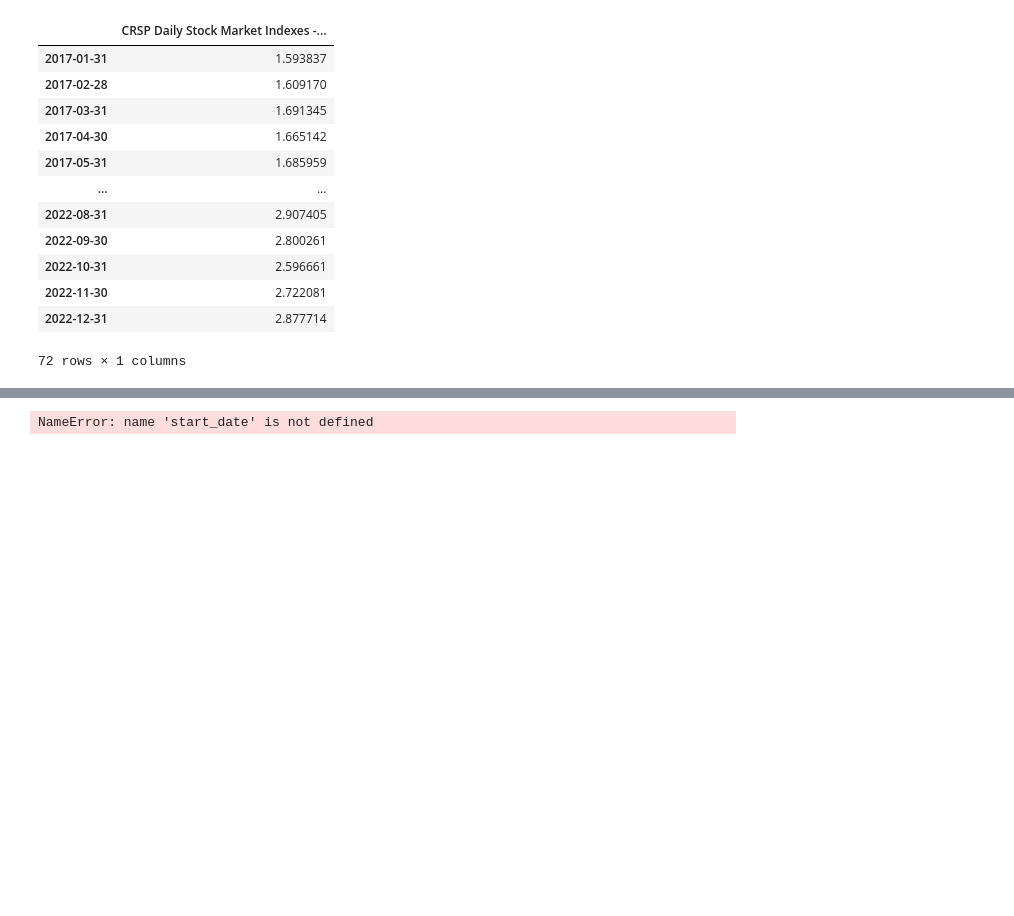
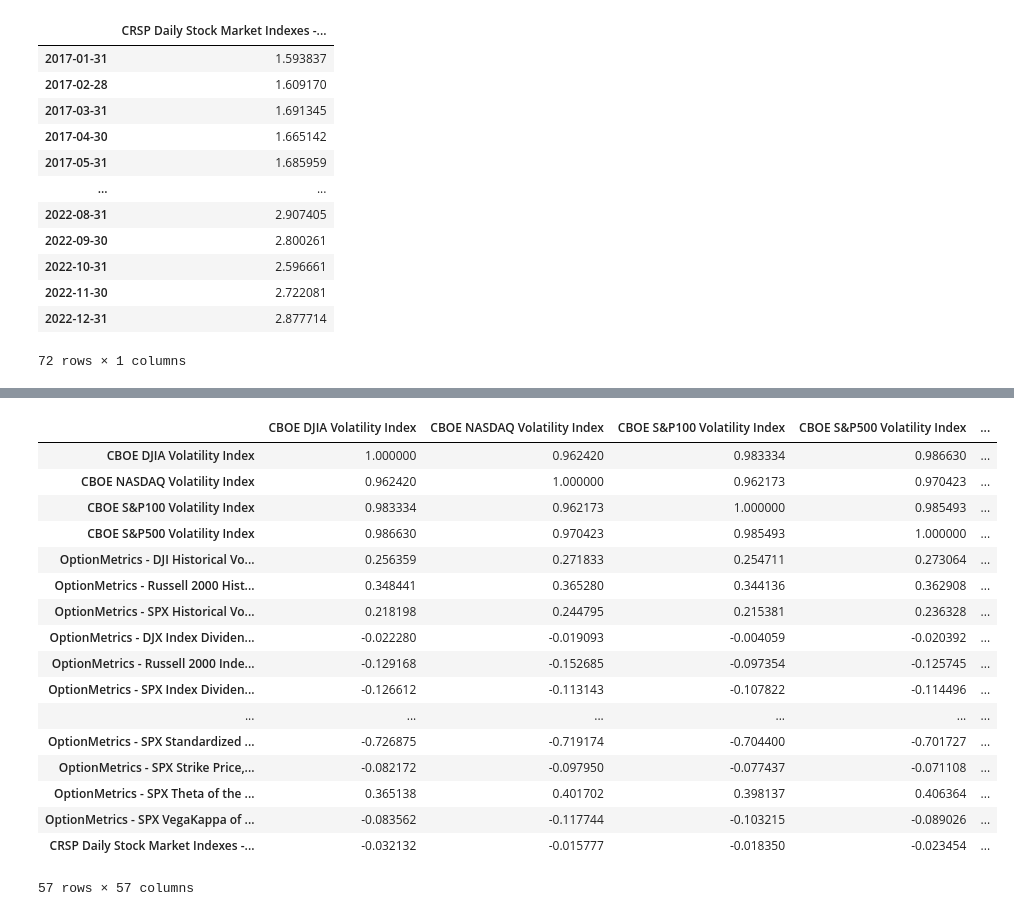
Before and after one commit to RaymondRaman/ML-project---Identify-Regime-Shift-in-Stock-Market, a Jupyter notebook: Hidden Markov model/Hidden Markov Model.ipynb, the cells around one changed output, grey strips where cells are left out. Saved outputs shown, nothing was run; the diff lists cells and outputs as text; code cells hidden in the pictures; blank space fills up the shorter version.

```diff
--- a/Hidden Markov model/Hidden Markov Model.ipynb
+++ b/Hidden Markov model/Hidden Markov Model.ipynb
@@ -310,11 +310,24 @@ plot_target_index(index_test_data)
 # %%
-# loading the target index
-word_index = index_cum_data_loading(start_date, end_date, rebal_period)
-# rename the target index
-word_index.columns = ['msci_world_cum']
-plot_target_index(word_index)
+train_market_data = train_data.join(index_train_data, how = 'right')
+test_market_data = test_data.join(index_test_data, how = 'right')
-# %% [output]
-NameError: name 'start_date' is not defined
 # %%
-market_data = data.join(word_index, how='right')
-market_data
+train_market_data.corr()
+# %% [output]
+|  | CBOE DJIA Volatility Index | CBOE NASDAQ Volatility Index | CBOE S&P100 Volatility Index | CBOE S&P500 Volatility Index | ... |
+| CBOE DJIA Volatility Index | 1.000000 | 0.962420 | 0.983334 | 0.986630 | ... |
+| CBOE NASDAQ Volatility Index | 0.962420 | 1.000000 | 0.962173 | 0.970423 | ... |
+| CBOE S&P100 Volatility Index | 0.983334 | 0.962173 | 1.000000 | 0.985493 | ... |
+| CBOE S&P500 Volatility Index | 0.986630 | 0.970423 | 0.985493 | 1.000000 | ... |
+| OptionMetrics - DJI Historical Vo... | 0.256359 | 0.271833 | 0.254711 | 0.273064 | ... |
+| OptionMetrics - Russell 2000 Hist... | 0.348441 | 0.365280 | 0.344136 | 0.362908 | ... |
+| OptionMetrics - SPX Historical Vo... | 0.218198 | 0.244795 | 0.215381 | 0.236328 | ... |
+| OptionMetrics - DJX Index Dividen... | -0.022280 | -0.019093 | -0.004059 | -0.020392 | ... |
+| OptionMetrics - Russell 2000 Inde... | -0.129168 | -0.152685 | -0.097354 | -0.125745 | ... |
+| OptionMetrics - SPX Index Dividen... | -0.126612 | -0.113143 | -0.107822 | -0.114496 | ... |
+| ... | ... | ... | ... | ... | ... |
+| OptionMetrics - SPX Standardized ... | -0.726875 | -0.719174 | -0.704400 | -0.701727 | ... |
+| OptionMetrics - SPX Strike Price,... | -0.082172 | -0.097950 | -0.077437 | -0.071108 | ... |
+| OptionMetrics - SPX Theta of the ... | 0.365138 | 0.401702 | 0.398137 | 0.406364 | ... |
+| OptionMetrics - SPX VegaKappa of ... | -0.083562 | -0.117744 | -0.103215 | -0.089026 | ... |
+| CRSP Daily Stock Market Indexes -... | -0.032132 | -0.015777 | -0.018350 | -0.023454 | ... |
+57 rows × 57 columns
```
Also changed, not shown: parts of 6 cells of this notebook, 4 other files.
